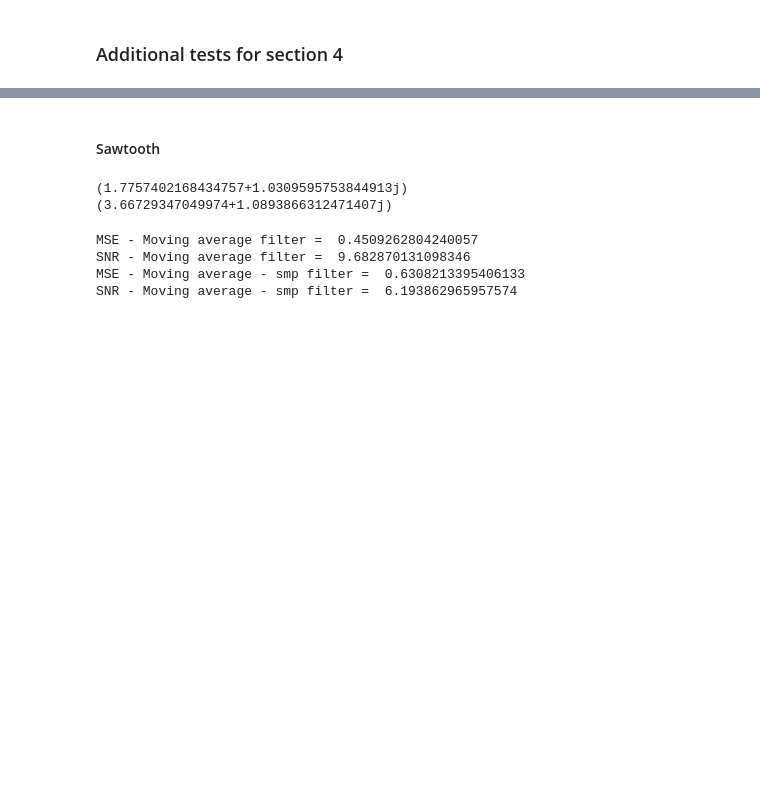
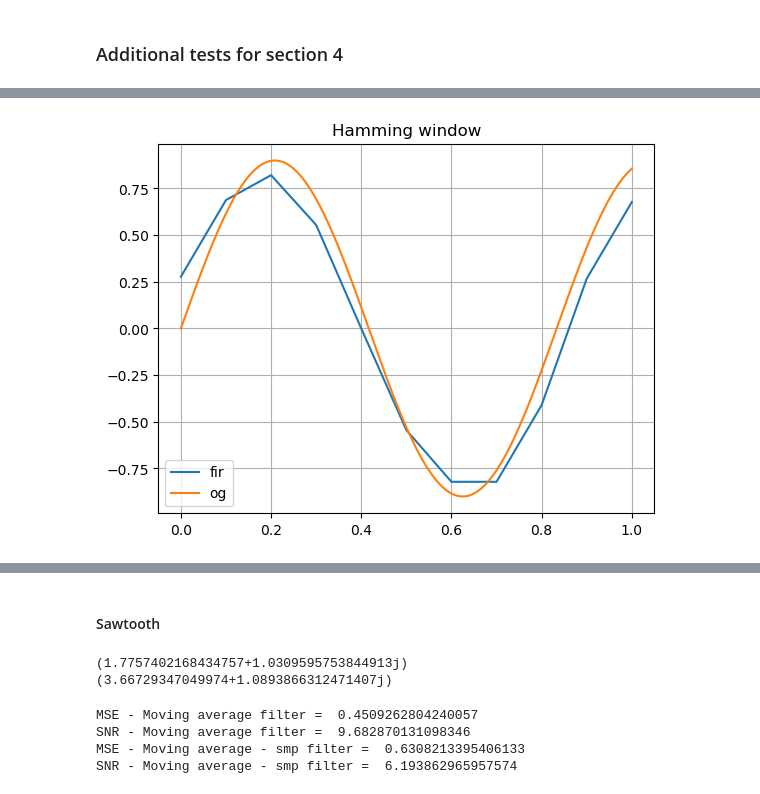
Before and after one commit to lindafabs/Semester-Project, a Jupyter notebook: FIR_contd.ipynb, the cells around one changed output, grey strips where cells are left out. Cells and saved outputs as stored; diff of their text form; code cells hidden in the pictures; blank space fills up the shorter version.

```diff
--- a/FIR_contd.ipynb
+++ b/FIR_contd.ipynb
@@ -24,0 +186,18 @@ k = 200
+# %%
+t_inst, bins = amplitude_sampler(test_ampSmp,1, q)
+time_vector= np.linspace(0,1,1000)
+bins_h = q.qvalue(bins)
+
+fir_out_all  = Hamming(delta = 0.03, time=time_vector, transition_inst = t_inst, bins_heights = bins_h,Td = 0.09, K = 200, W = 3, T=T)
+
+#--------------------------------------------------------------------------
+x_fir = np.linspace(0, T, len(fir_out_all))
+x = np.linspace(0,T,1000)
+plt.plot(x_fir, fir_out_all, label='fir')
+plt.plot(x,test_ampSmp(x), label='og')
+plt.legend()
+plt.title("Hamming window")
+plt.grid()
+plt.show()
+# %% [output]
+[figure, added]
```
Also changed, not shown: parts of 24 cells of this notebook, 2 other files.
